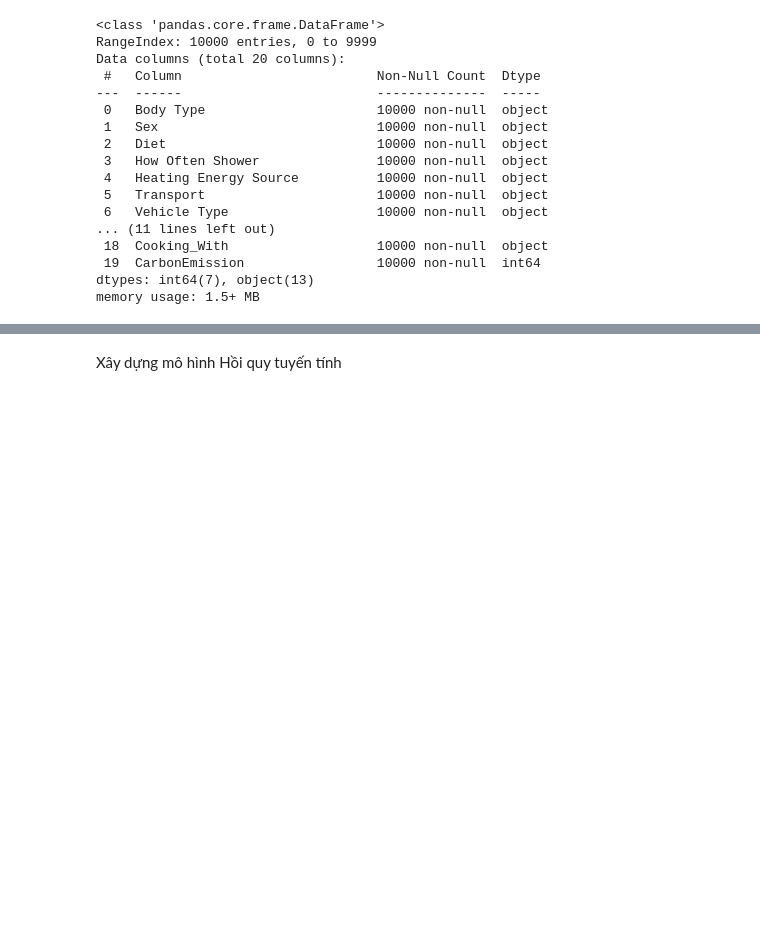
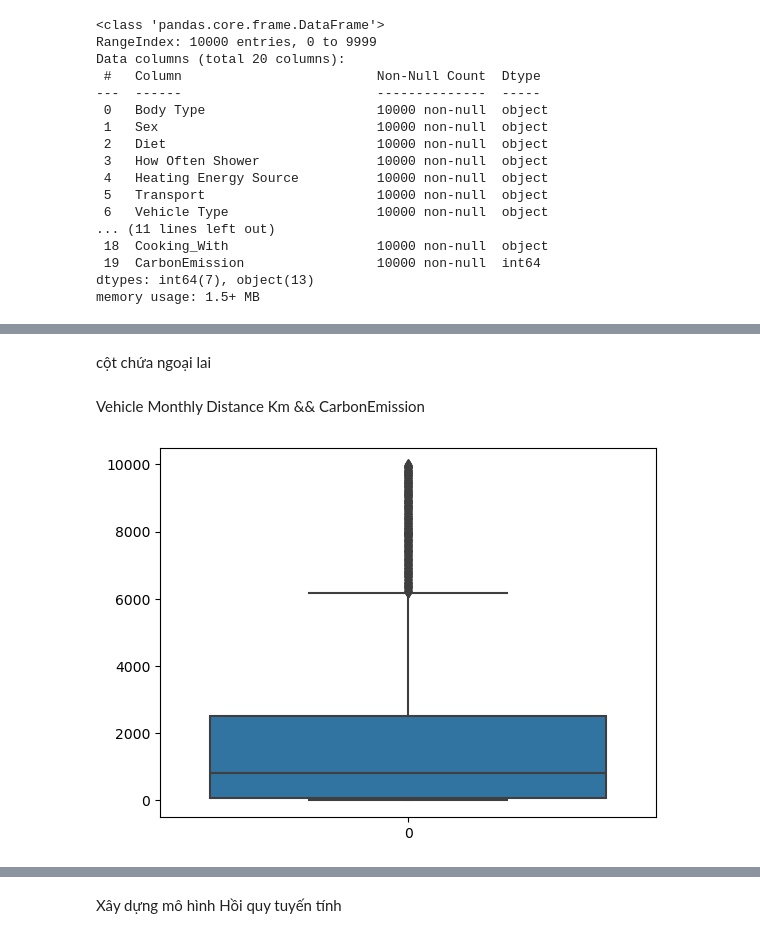
Before and after one commit to ThangQT2606/AI-ML-DL, a Jupyter notebook: CarbonEmission_AI.ipynb, the cells around one changed output, grey strips where cells are left out. Drawn from its saved outputs; the diff is of its cells as text; code cells hidden in the pictures; blank space fills up the shorter version.

```diff
--- a/CarbonEmission_AI.ipynb
+++ b/CarbonEmission_AI.ipynb
@@ -84,0 +108,12 @@ object_columns = df.select_dtypes("object").columns.to_list()
+# %% [markdown]
+cột chứa ngoại lai
+# %% [markdown]
+Vehicle Monthly Distance Km &&
+CarbonEmission
+# %%
+import seaborn as sns
+fig, axs = plt.subplots()
+sns.boxplot(data=df['Vehicle Monthly Distance Km'])
+plt.show()
+# %% [output]
+[figure, added]
```
Also changed, not shown: parts of 43 cells of this notebook, 2 other files.
